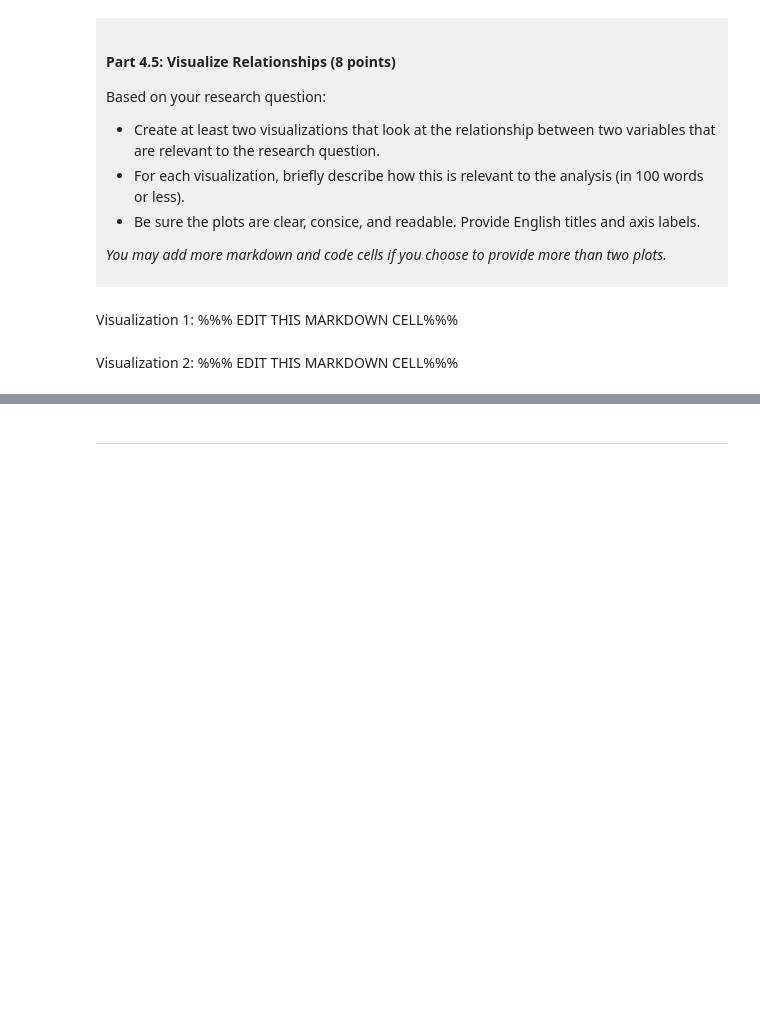
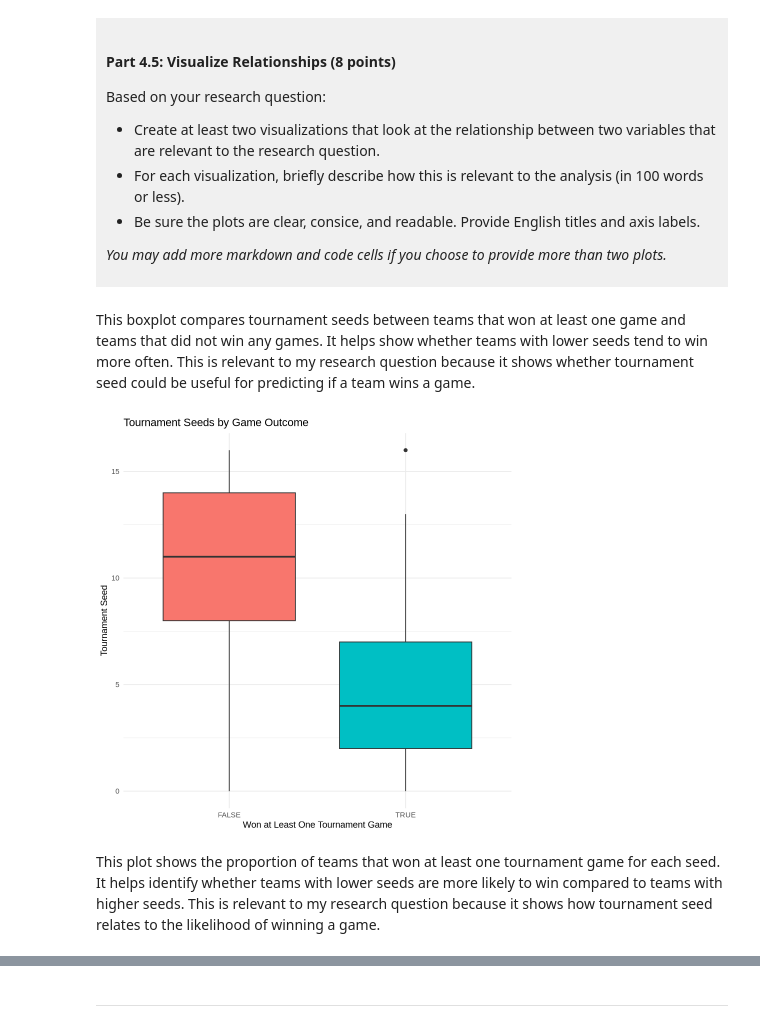
Before and after one commit to rahbia/dsci-100-project-rahbia-bal, a Jupyter notebook: dsci-100-project-notebook.ipynb, the cells around one changed output, grey strips where cells are left out. Drawn from its saved outputs; the diff is of its cells as text; code cells hidden in the pictures; blank space fills up the shorter version.

```diff
--- a/dsci-100-project-notebook.ipynb
+++ b/dsci-100-project-notebook.ipynb
@@ -312,9 +370,13 @@ Based on your research question:
 *You may add more markdown and code cells if you choose to provide more than two plots.*
 </div>
 # %% [markdown]
-Visualization 1: %%% EDIT THIS MARKDOWN CELL%%%
+This boxplot compares tournament seeds between teams that won at least one game and teams that did not win any games. It helps show whether teams with lower seeds tend to win more often. This is relevant to my research question because it shows whether tournament seed could be useful for predicting if a team wins a game.
 # %%
-### EDIT THIS CODE CELL FOR VISUALIZATION 1###
+seed_boxplot <- tidy_basketball |> ggplot(aes(x = won_game, y = seed, fill = won_game)) + geom_boxplot() + labs(title = "Tournament Seeds by Game Outcome", x = "Won at Least One Tournament Game", y = "Tournament Seed") + theme_minimal() + guides(fill = "none")
+
+seed_boxplot
+# %% [output]
+[figure, added]
 # %% [markdown]
-Visualization 2: %%% EDIT THIS MARKDOWN CELL%%%
+This plot shows the proportion of teams that won at least one tournament game for each seed. It helps identify whether teams with lower seeds are more likely to win compared to teams with higher seeds. This is relevant to my research question because it shows how tournament seed relates to the likelihood of winning a game.
 # %%
```
Also changed, not shown: parts of 9 cells of this notebook.
